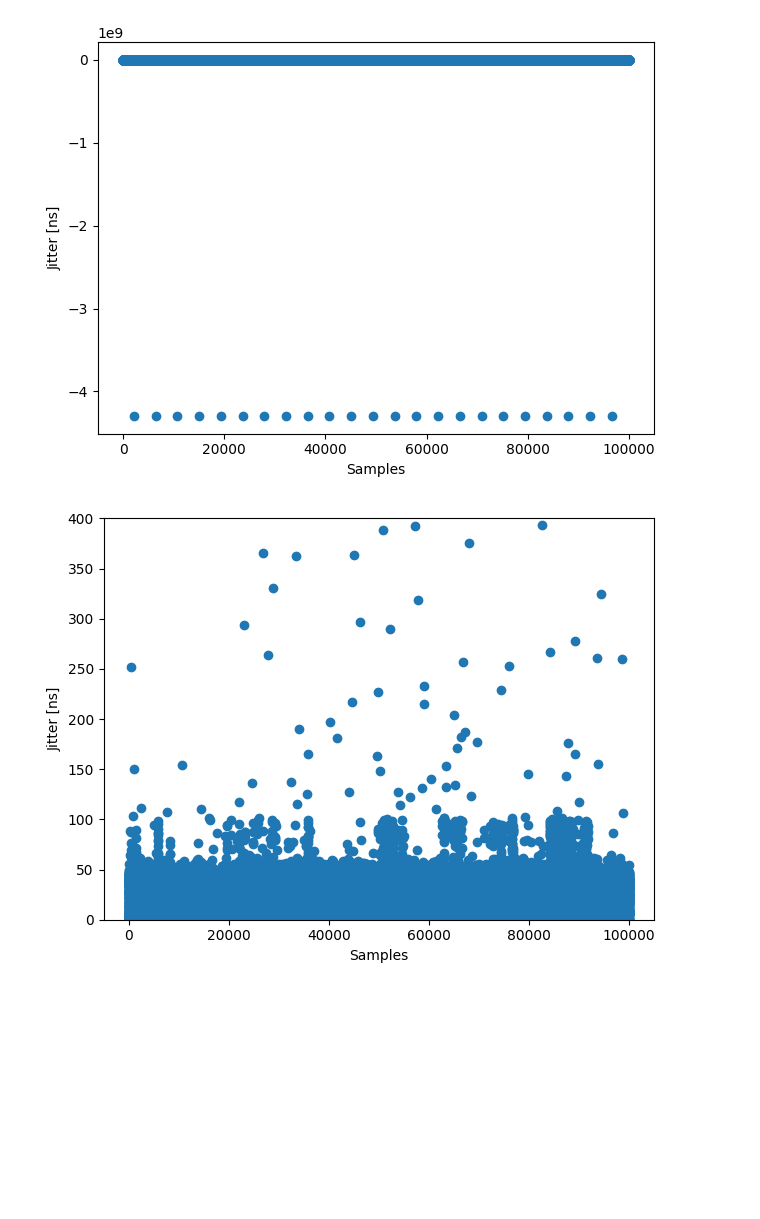
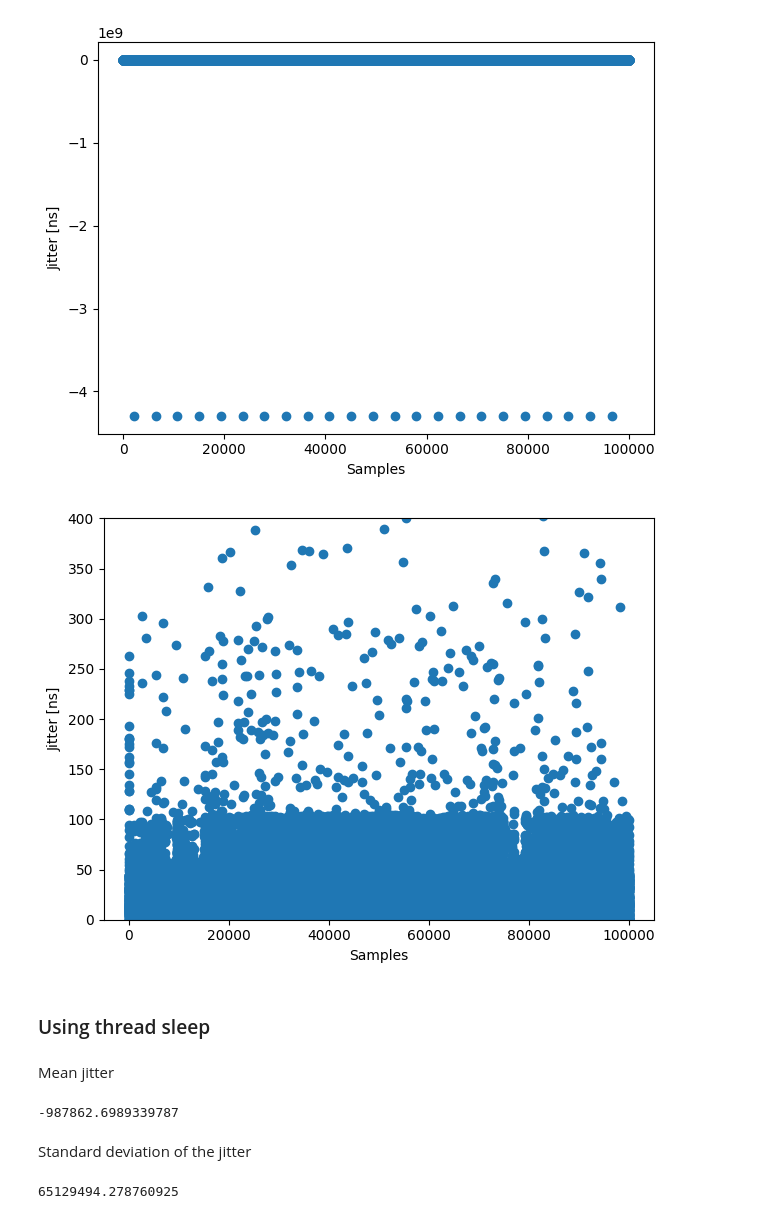
Before and after one commit to otokatli/jitter, a Jupyter notebook: jitter_analysis.ipynb, the cells around one changed output. Drawn from its saved outputs; the diff is of its cells as text; code cells hidden in the pictures; blank space fills up the shorter version.

Commit message:
added thread sleep

```diff
--- a/jitter_analysis.ipynb
+++ b/jitter_analysis.ipynb
@@ -11,5 +15,7 @@ sampling_time = 1000000 # ns
+# %%
+df1 = pd.read_csv('15-12-2022-16-17-57.csv')
 # %%
-jitter = df.diff().to_numpy() - sampling_time
+jitter1 = df1.diff().to_numpy() - sampling_time
 # %% [markdown]
 Mean jitter
 # %%
@@ -36,15 +42,17 @@ fig.tight_layout()
 # %%
 fig, ax = plt.subplots()
 
-ax.plot(jitter, marker='o', linestyle='None')
+ax.plot(jitter1, marker='o', linestyle='None')
 
 ax.set_xlabel('Samples')
 ax.set_ylabel('Jitter [ns]')
 
 ax.set_ylim(0, 400)
 
 fig.tight_layout()
 
-fig.savefig('jitter_ubuntu_22_04.pdf')
+fig.savefig('jitter_ubuntu_22_04_1.pdf')
 # %% [output]
-[figure, old version]
+[figure, new version]
+# %% [markdown]
+### Using thread sleep
@@ -50,0 +63,12 @@ fig.savefig('jitter_ubuntu_22_04.pdf')
+# %% [markdown]
+Mean jitter
+# %%
+np.mean(jitter2[1:])
+# %% [output]
+-987862.6989339787
+# %% [markdown]
+Standard deviation of the jitter
+# %%
+np.std(jitter2[1:])
+# %% [output]
+65129494.278760925
```
Also changed, not shown: parts of 12 cells of this notebook, 1 other file.
